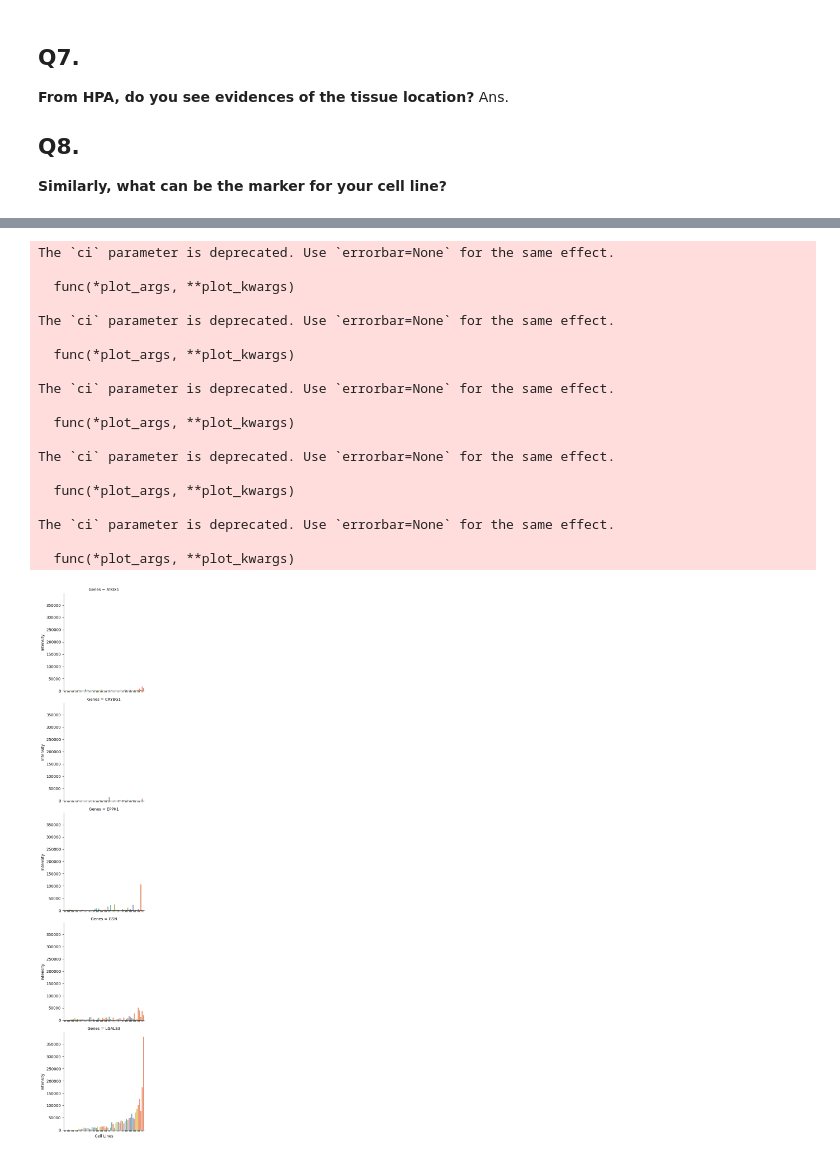
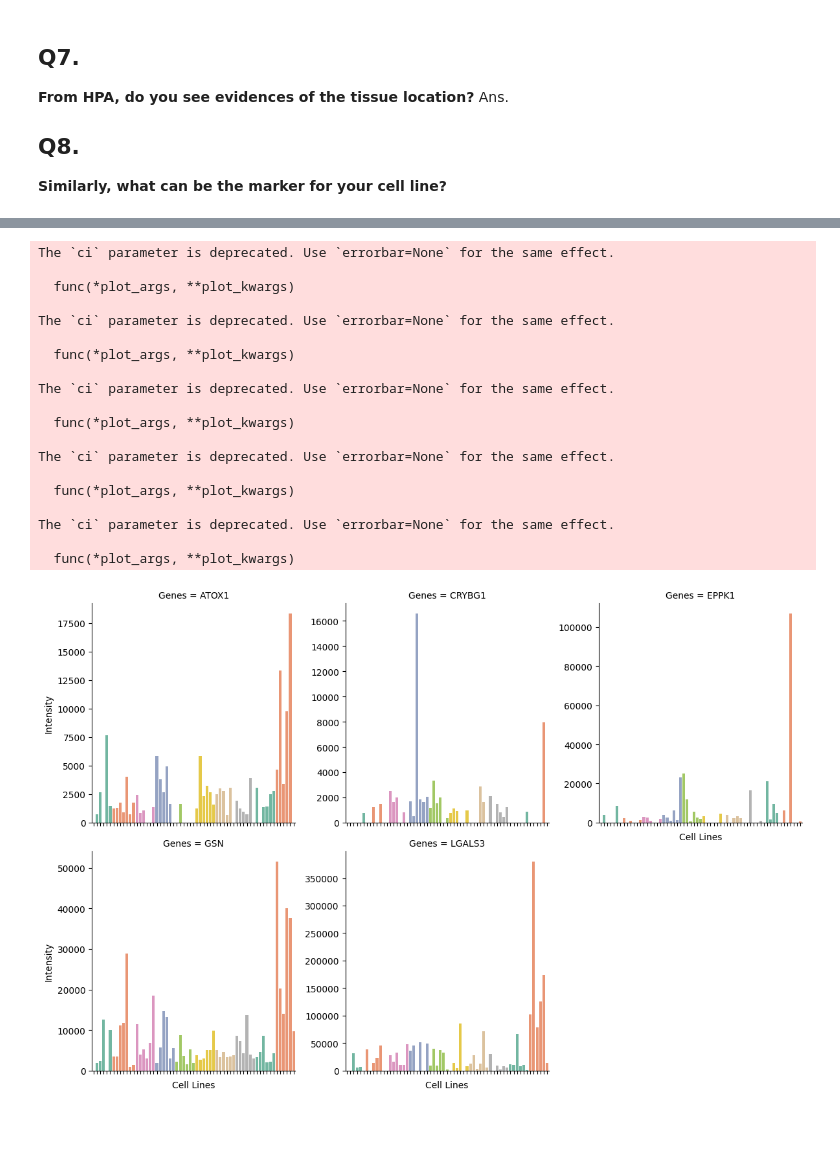
Before and after one commit to thanadol-git/BC_25, a Jupyter notebook: quantms.ipynb, the cells around one changed output, grey strips where cells are left out. Saved outputs shown, nothing was run; the diff lists cells and outputs as text; code cells hidden in the pictures; blank space fills up the shorter version.

Commit message:
plot

```diff
--- a/quantms.ipynb
+++ b/quantms.ipynb
@@ -221,9 +221,8 @@ avg_intensity_joined = avg_intensity.merge(avg_intensity_tissue, on='Genes', how
 
 # Calculate ratio
 avg_intensity_joined['Tissue_Ratio'] = avg_intensity_joined['Average_Tissue_Intensity'] / avg_intensity_joined['Intensity']
-# Filter ratio greater than 2
-avg_intensity_joined = avg_intensity_joined[avg_intensity_joined['Tissue_Ratio'] > 3]
-avg_intensity_joined.head()
+
+avg_intensity_joined
 # %% [output]
 |  | Genes | Intensity | characteristics[organism part] | Average_Tissue_Intensity | Tissue_Ratio |
 | 665 | ACYP1 | 1946.039459 | Lung | 6724.577500 | 3.455520 |
@@ -235,7 +245,11 @@ avg_intensity_joined.head()
 # Look at your tissue
 tissue = 'Skin'
 # Filter by tissue
-avg_intensity_joined_skin = avg_intensity_joined[avg_intensity_joined['characteristics[organism part]'] == tissue]
+top_marker_skin = avg_intensity_joined[avg_intensity_joined['characteristics[organism part]'] == tissue]
+# Filter ratio greater than 2
+top_marker_skin = top_marker_skin[top_marker_skin['Tissue_Ratio'] > 3]
+
 # Sort by Tissue_Ratio
-avg_intensity_joined_skin
+top_marker_skin = top_marker_skin['Genes'].sort_values(ascending=True).tolist()
+top_marker_skin
 # %% [output]
@@ -290,0 +272,7 @@ order = sdrf['factor value[cell line]'].unique().tolist()
+# %%
+# Visualize protein expression for your markers
+
+# Filter with your avg_intensity_joined_skin['Genes'] from dr_plot_join
+dr_plot_join_skin = dr_plot_join[dr_plot_join['Genes'].isin(top_marker_skin)]
+# Reorder by Intensity
+dr_plot_join_skin
@@ -291,35 +293,34 @@ order = sdrf['factor value[cell line]'].unique().tolist()
 # %%
-# Determine the order of 'factor value[cell line]' based on the desired logic (e.g., mean Intensity)
-# order = dr_plot_join_skin.groupby("factor value[cell line]")["Intensity"].mean().sort_values().index
+order = sdrf['factor value[cell line]'].unique().tolist()
 
 # Facet the bar plot by Genes and color by characteristics[organism part]
-g = sns.FacetGrid(dr_plot_join_skin, col="Genes", col_wrap=1, sharey=True, height=4)
+g = sns.FacetGrid(dr_plot_join_skin, col="Genes", col_wrap=3, sharey=False, height=4)
 g.map(sns.barplot, "factor value[cell line]", "Intensity", "characteristics[organism part]",
       order=order, ci=None, palette="Set2")
 g.set_xticklabels(rotation=90)
 g.set_axis_labels("Cell Lines", "Intensity")
 # g.set(yscale="log")  # Set y-axis to log scale
 g.fig.tight_layout()
 #
 plt.show()
 # %% [output]
 The `ci` parameter is deprecated. Use `errorbar=None` for the same effect.
 
   func(*plot_args, **plot_kwargs)
 
 The `ci` parameter is deprecated. Use `errorbar=None` for the same effect.
 
   func(*plot_args, **plot_kwargs)
 
 The `ci` parameter is deprecated. Use `errorbar=None` for the same effect.
 
   func(*plot_args, **plot_kwargs)
 
 The `ci` parameter is deprecated. Use `errorbar=None` for the same effect.
 
   func(*plot_args, **plot_kwargs)
 
 The `ci` parameter is deprecated. Use `errorbar=None` for the same effect.
 
   func(*plot_args, **plot_kwargs)
-[figure, old version]
+[figure, new version]
```
Also changed, not shown: parts of 5 cells of this notebook.
